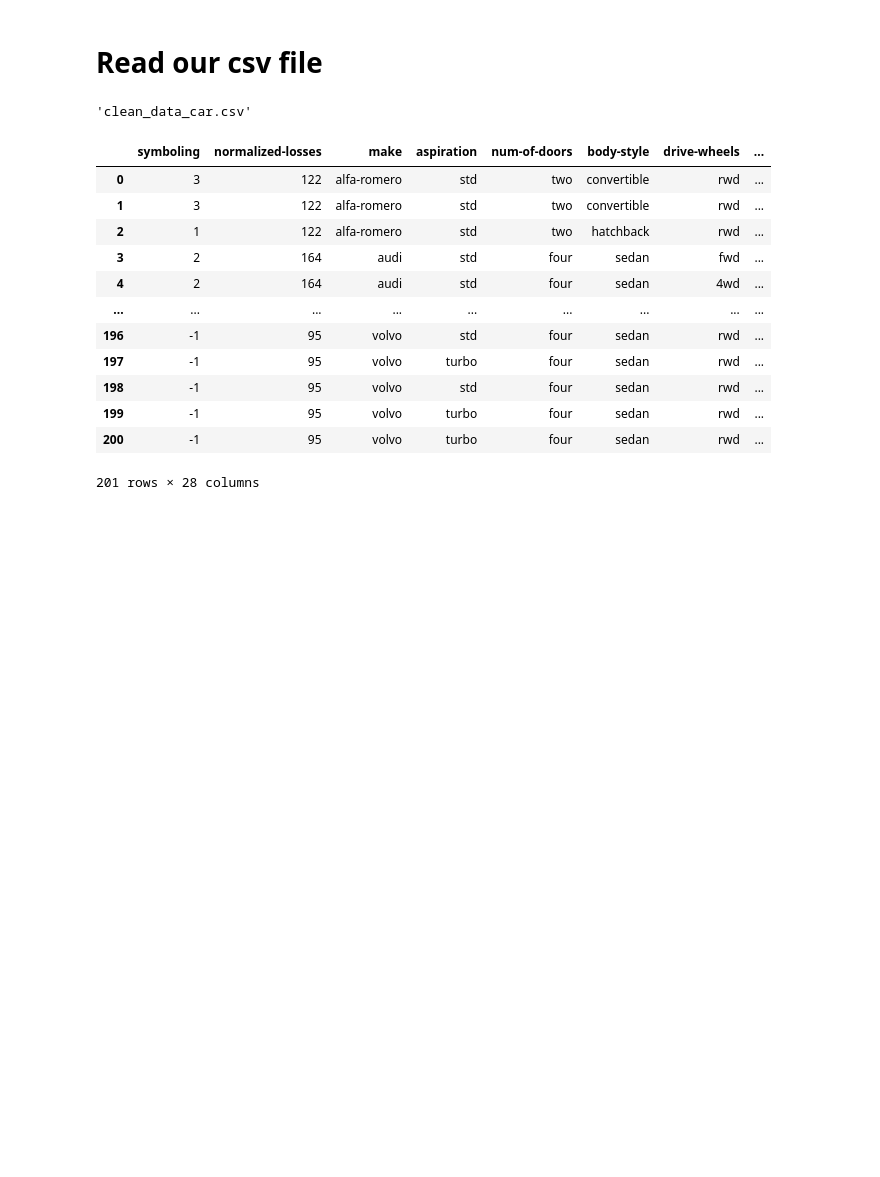
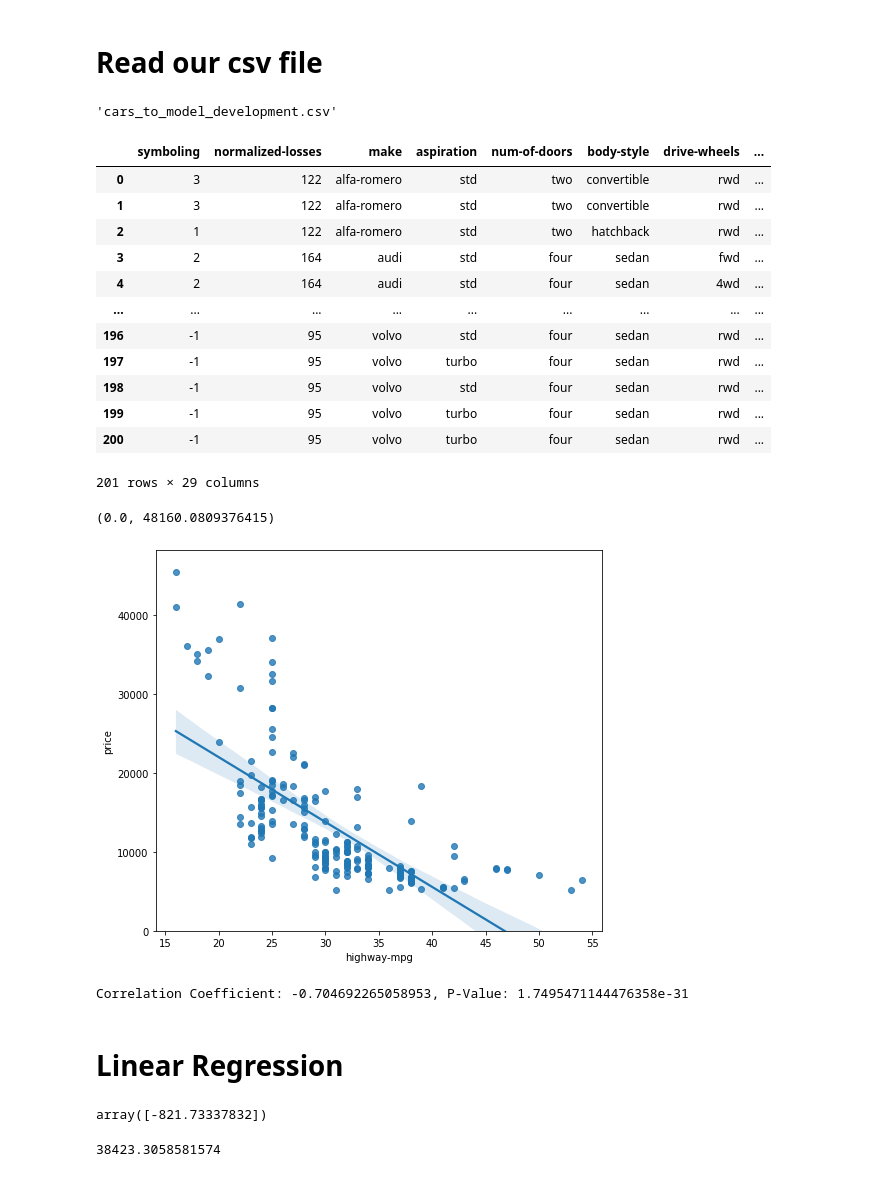
Before and after one commit to FernandoCallasaca/car_price_prediction_python_ml, a Jupyter notebook: 3. model development.ipynb, the cells around one changed output. Cells and saved outputs as stored; diff of their text form; code cells hidden in the pictures; blank space fills up the shorter version.

Commit message:
linear and multiple linear regression using other dataset

```diff
--- a/3. model development.ipynb
+++ b/3. model development.ipynb
@@ -17,10 +20,10 @@ pd.__version__
 # %% [markdown]
 # Read our csv file
 # %%
-path_file = 'clean_data_car.csv'
+path_file = 'cars_to_model_development.csv'
 path_file
 # %% [output]
-'clean_data_car.csv'
+'cars_to_model_development.csv'
 # %%
 df_cars = pd.read_csv(path_file)
 df_cars
@@ -37,4 +40,18 @@ df_cars
 | 198 | -1 | 95 | volvo | std | four | sedan | rwd | ... |
 | 199 | -1 | 95 | volvo | turbo | four | sedan | rwd | ... |
 | 200 | -1 | 95 | volvo | turbo | four | sedan | rwd | ... |
-201 rows × 28 columns
+201 rows × 29 columns
+# %%
+plt.figure(figsize=(8,7))
+sns.regplot(x = 'highway-mpg', y = 'price', data = df_cars)
+plt.ylim(0,)
+# %% [output]
+(0.0, 48160.0809376415)
+[figure, added]
+# %%
+coeff, p_value = stats.pearsonr(df_cars['highway-mpg'], df_cars['price'])
+print('Correlation Coefficient: {}, P-Value: {}'.format(coeff, p_value))
+# %% [output]
+Correlation Coefficient: -0.704692265058953, P-Value: 1.7495471144476358e-31
+# %% [markdown]
+# Linear Regression
@@ -40,0 +65,8 @@ df_cars
+# %%
+lm.coef_
+# %% [output]
+array([-821.73337832])
+# %%
+lm.intercept_
+# %% [output]
+38423.3058581574
```
Also changed, not shown: parts of 14 cells of this notebook, 1 other file.
